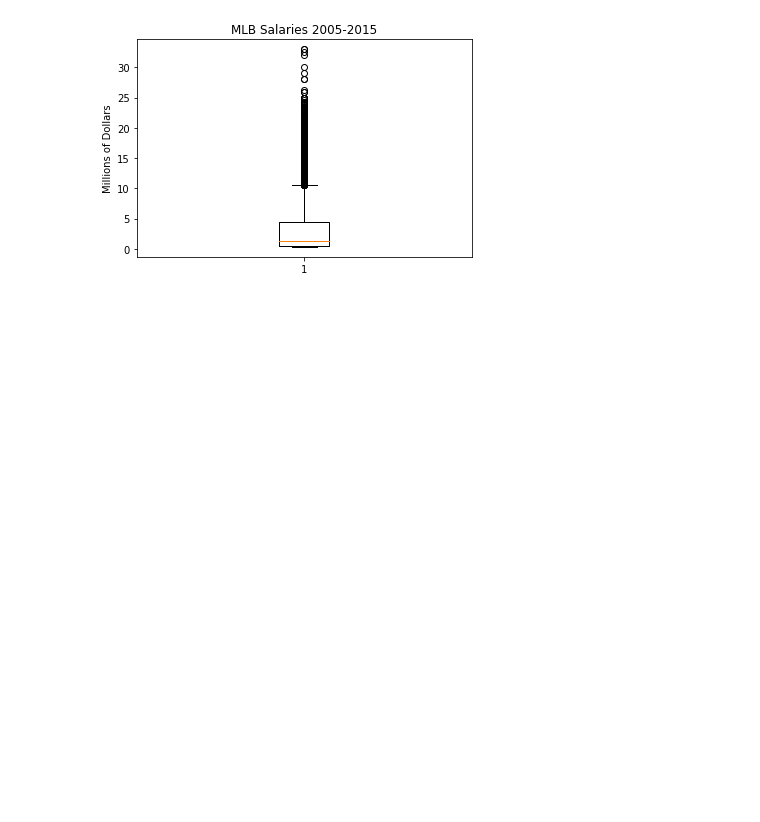
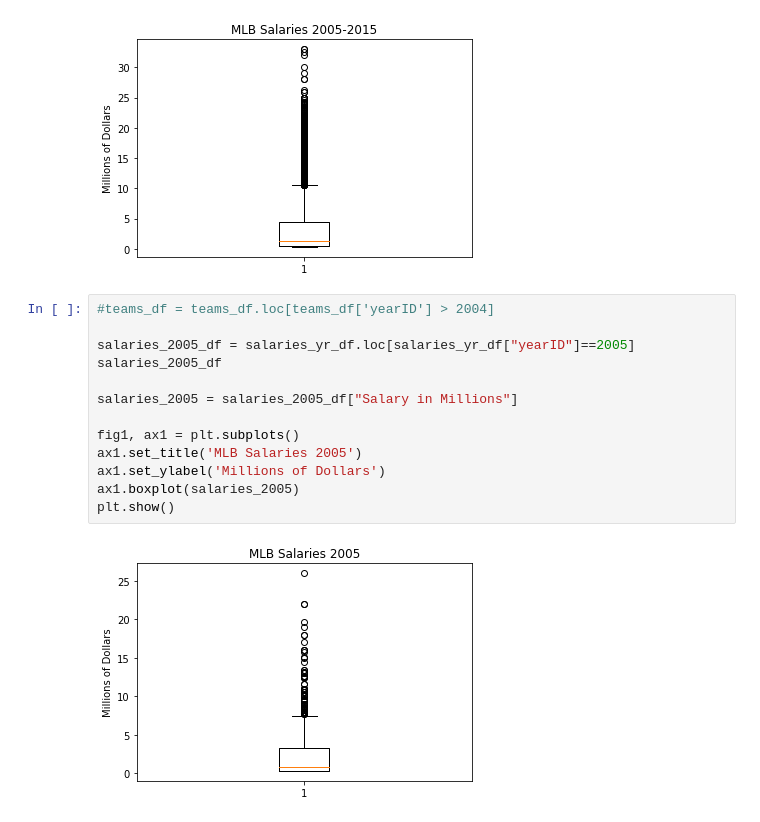
Before and after one commit to eerofeeva/BaseballMadness, a Jupyter notebook: baseball_challege.ipynb, the cells around one changed output. Saved outputs shown, nothing was run; the diff lists cells and outputs as text; blank space fills up the shorter version.

Commit message:
adding boxplots

```diff
--- a/baseball_challege.ipynb
+++ b/baseball_challege.ipynb
@@ -214,3 +214,18 @@ ax1.boxplot(salaries)
 plt.show()
 # %% [output]
 [figure]
+# %%
+#teams_df = teams_df.loc[teams_df['yearID'] > 2004]
+
+salaries_2005_df = salaries_yr_df.loc[salaries_yr_df["yearID"]==2005]
+salaries_2005_df
+
+salaries_2005 = salaries_2005_df["Salary in Millions"]
+
+fig1, ax1 = plt.subplots()
+ax1.set_title('MLB Salaries 2005')
+ax1.set_ylabel('Millions of Dollars')
+ax1.boxplot(salaries_2005)
+plt.show()
+# %% [output]
+[figure, added]
```
Also changed, not shown: parts of 11 cells of this notebook, 1 other file.
